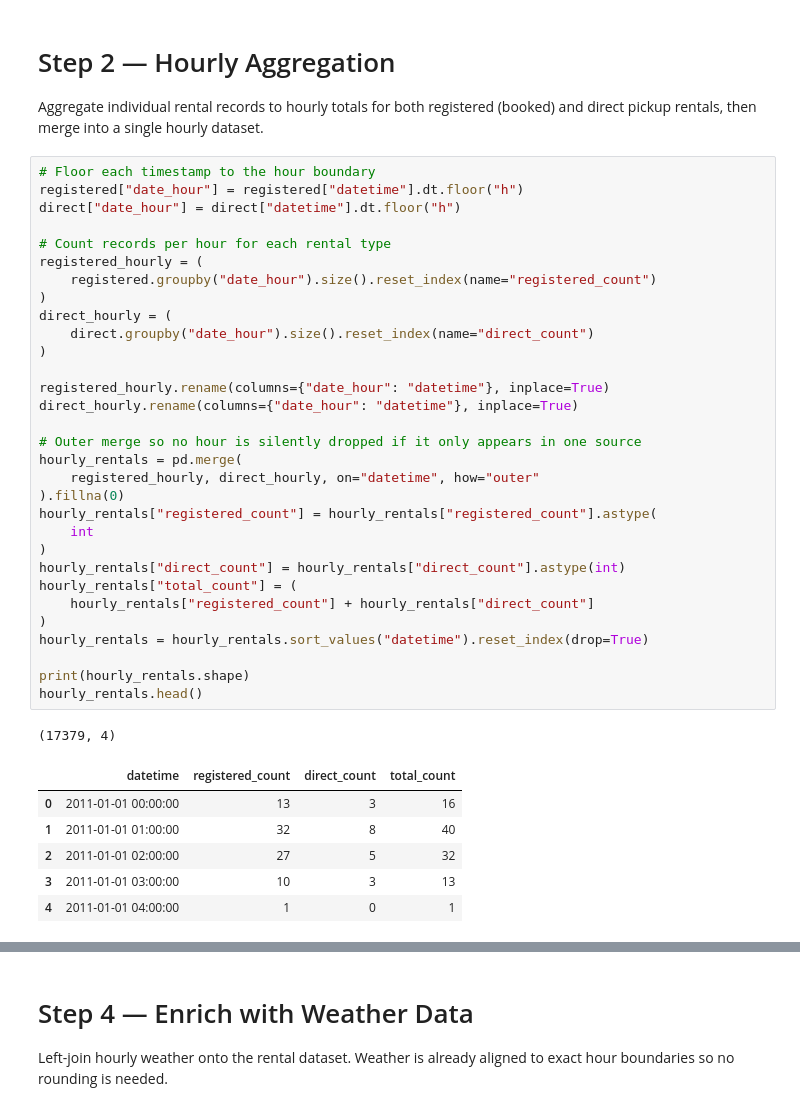
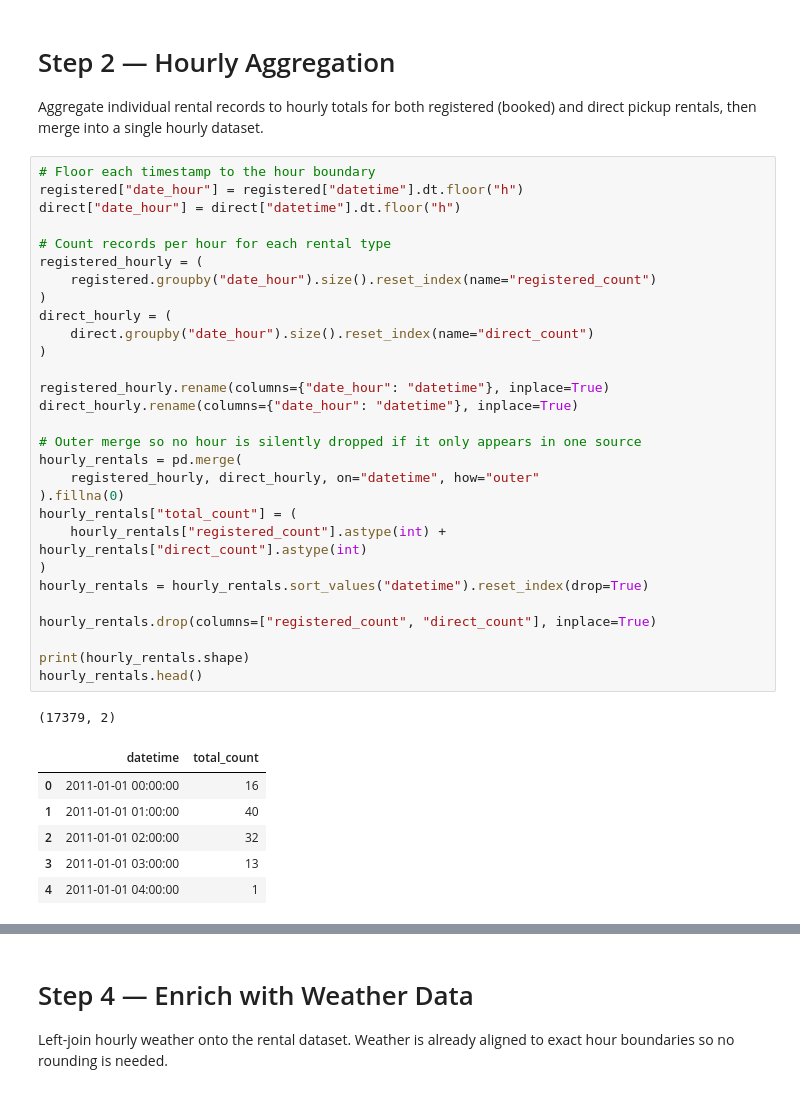
Before and after one commit to krishirajsinhpuwar/ML-MLOps, a Jupyter notebook: Project2B/notebooks/00_processing_clean_data.ipynb, the cells around one changed output, grey strips where cells are left out. Cells and saved outputs as stored; diff of their text form.

```diff
--- a/Project2B/notebooks/processing_clean_data.ipynb
+++ b/Project2B/notebooks/00_processing_clean_data.ipynb
@@ -135,42 +135,40 @@ Aggregate individual rental records to hourly totals for both registered (booked
 # %%
 # Floor each timestamp to the hour boundary
 registered["date_hour"] = registered["datetime"].dt.floor("h")
 direct["date_hour"] = direct["datetime"].dt.floor("h")
 
 # Count records per hour for each rental type
 registered_hourly = (
     registered.groupby("date_hour").size().reset_index(name="registered_count")
 )
 direct_hourly = (
     direct.groupby("date_hour").size().reset_index(name="direct_count")
 )
 
 registered_hourly.rename(columns={"date_hour": "datetime"}, inplace=True)
 direct_hourly.rename(columns={"date_hour": "datetime"}, inplace=True)
 
 # Outer merge so no hour is silently dropped if it only appears in one source
 hourly_rentals = pd.merge(
     registered_hourly, direct_hourly, on="datetime", how="outer"
 ).fillna(0)
-hourly_rentals["registered_count"] = hourly_rentals["registered_count"].astype(
-    int
-)
-hourly_rentals["direct_count"] = hourly_rentals["direct_count"].astype(int)
 hourly_rentals["total_count"] = (
-    hourly_rentals["registered_count"] + hourly_rentals["direct_count"]
+    hourly_rentals["registered_count"].astype(int) + hourly_rentals["direct_count"].astype(int)
 )
 hourly_rentals = hourly_rentals.sort_values("datetime").reset_index(drop=True)
 
+hourly_rentals.drop(columns=["registered_count", "direct_count"], inplace=True)
+
 print(hourly_rentals.shape)
 hourly_rentals.head()
 # %% [output]
-(17379, 4)
+(17379, 2)
-|  | datetime | registered_count | direct_count | total_count |
-| 0 | 2011-01-01 00:00:00 | 13 | 3 | 16 |
-| 1 | 2011-01-01 01:00:00 | 32 | 8 | 40 |
-| 2 | 2011-01-01 02:00:00 | 27 | 5 | 32 |
-| 3 | 2011-01-01 03:00:00 | 10 | 3 | 13 |
-| 4 | 2011-01-01 04:00:00 | 1 | 0 | 1 |
+|  | datetime | total_count |
+| 0 | 2011-01-01 00:00:00 | 16 |
+| 1 | 2011-01-01 01:00:00 | 40 |
+| 2 | 2011-01-01 02:00:00 | 32 |
+| 3 | 2011-01-01 03:00:00 | 13 |
+| 4 | 2011-01-01 04:00:00 | 1 |
 # %% [markdown]
 # Step 3 — Time Feature Engineering
 
```
Also changed, not shown: parts of 5 cells of this notebook, 4 other files.
